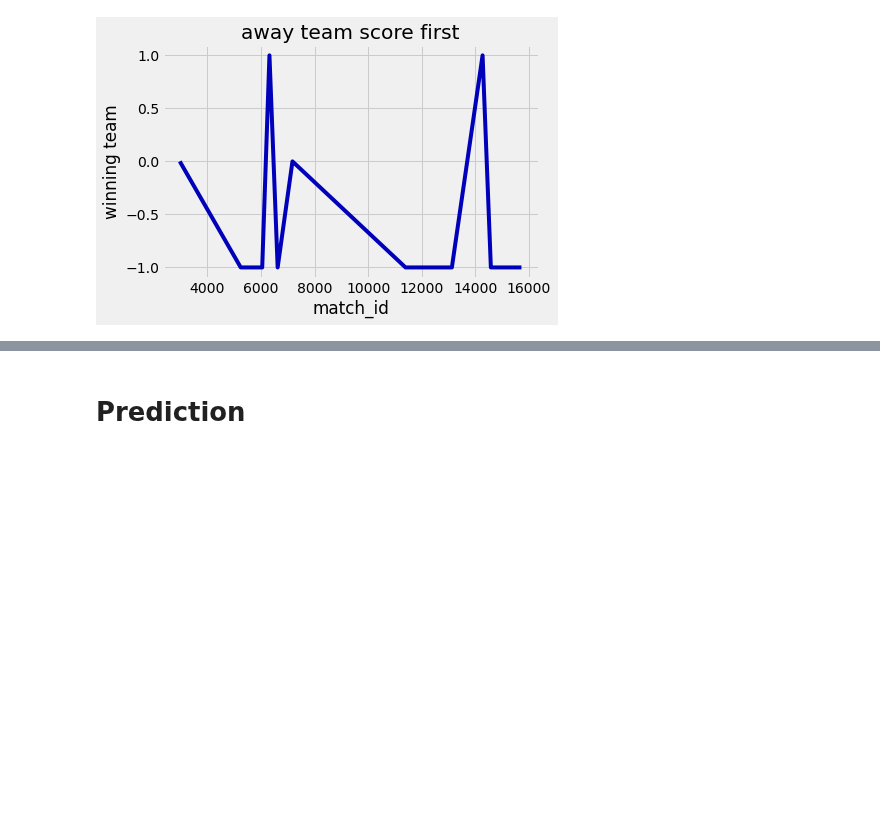
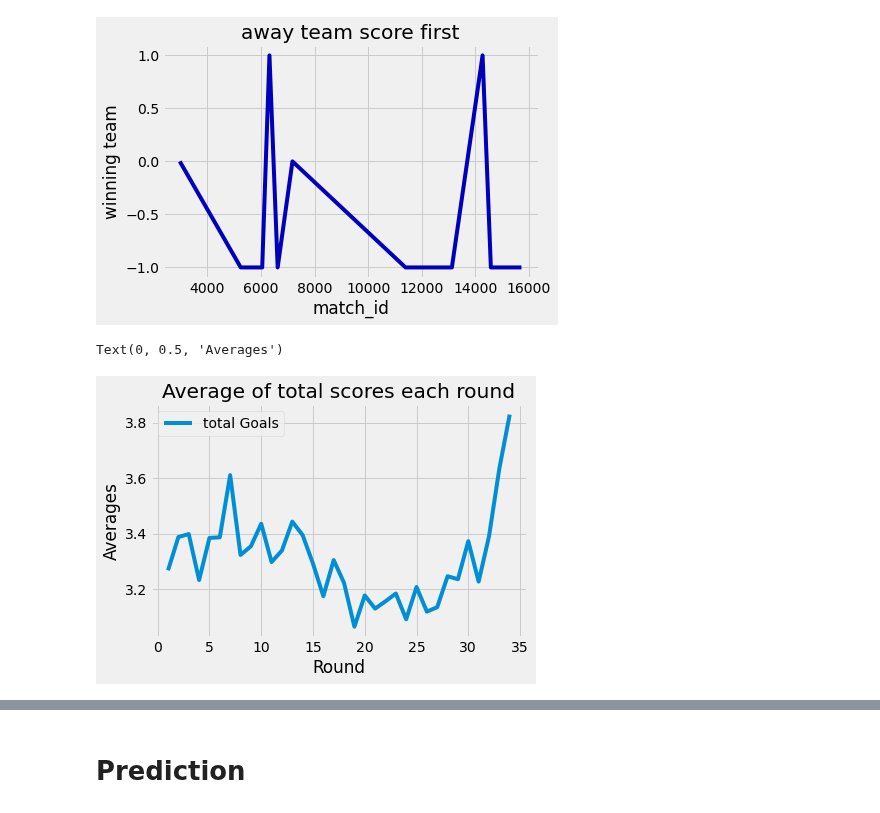
Before and after one commit to mohammedaljader/Football_Predictions_ML, a Jupyter notebook: Predict_first_goal.ipynb, the cells around one changed output, grey strips where cells are left out. Saved outputs shown, nothing was run; the diff lists cells and outputs as text; code cells hidden in the pictures; blank space fills up the shorter version.

```diff
--- a/Predict_first_goal.ipynb
+++ b/Predict_first_goal.ipynb
@@ -335,3 +359,15 @@ ax.set_ylabel("winning team")
 # %% [output]
 Text(0, 0.5, 'winning team')
 [figure]
+# %%
+df_filter_round = df_merge[df_merge["round"] <= 34]
+groubBy_totalGoals_EachRound = df_filter_round.groupby('round', as_index=False).agg(totalGoals = ('total_goals', 'mean'))
+
+plt.plot(groubBy_totalGoals_EachRound['round'], groubBy_totalGoals_EachRound['totalGoals'], label="total Goals")
+plt.legend()
+plt.title("Average of total scores each round")
+plt.xlabel("Round")
+plt.ylabel("Averages")
+# %% [output]
+Text(0, 0.5, 'Averages')
+[figure, added]
```
Also changed, not shown: parts of 21 cells of this notebook, 1 other file.
